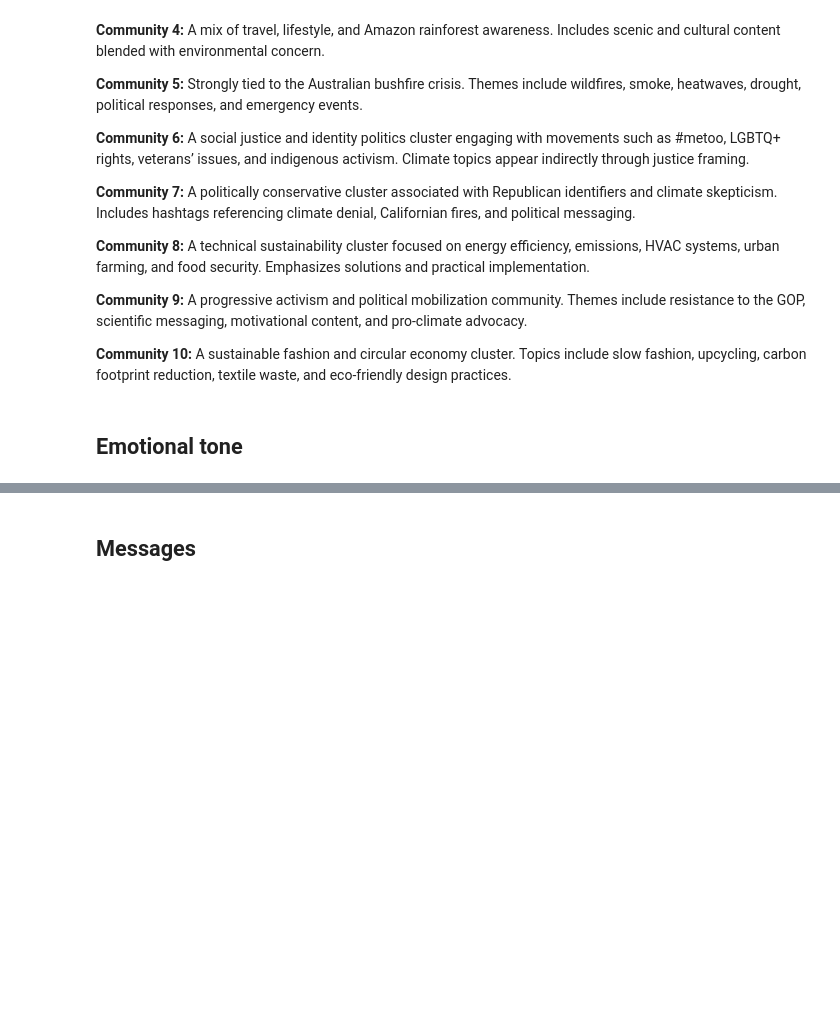
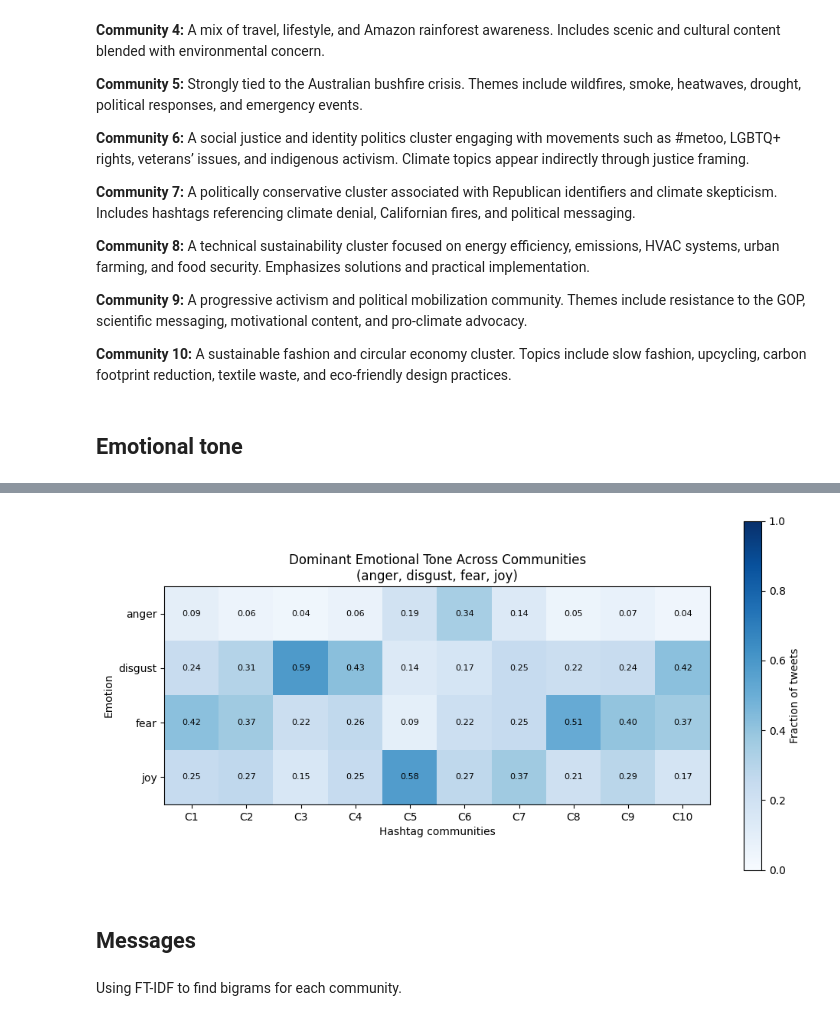
Before and after one commit to annemollelsborg/02805_climate_conv, a Jupyter notebook: FINAL.ipynb, the cells around one changed output, grey strips where cells are left out. Cells and saved outputs as stored; diff of their text form; code cells hidden in the pictures; blank space fills up the shorter version.

```diff
--- a/FINAL.ipynb
+++ b/FINAL.ipynb
@@ -318,2 +437,75 @@ Emotions of each tweet is classified.
+# %%
+# Ensure hashtags are lists
+def parse_hashtags(x):
+    if isinstance(x, list):
+        return x
+    if isinstance(x, str):
+        try:
+            val = ast.literal_eval(x)
+            if isinstance(val, list):
+                return [t.lower().lstrip("#") for t in val]
+        except:
+            return [t.lower().lstrip("#") for t in x.split(",") if t.strip()]
+    return []
+
+df["hashtags"] = df["hashtags"].apply(parse_hashtags)
+
+# Map hashtag → list of tweet indices
+hashtag_to_tweets = {}
+for idx, tags in df["hashtags"].items():
+    for tag in tags:
+        hashtag_to_tweets.setdefault(tag, []).append(idx)
+
+# Collect tweets for each community
+community_tweets = []
+for comm in communities_sorted_10:
+    tweet_idxs = set()
+    for tag in comm:
+        if tag in hashtag_to_tweets:
+            tweet_idxs.update(hashtag_to_tweets[tag])
+    community_tweets.append(list(tweet_idxs))
+
+# Count emotions (only 4 categories)
+valid_emotions = ["anger", "disgust", "fear", "joy"]
+
+emotion_counts = []
+emotion_fractions = []
+
+for idxs in community_tweets:
+    emos = df.loc[idxs, "emotion"]
+    counts = Counter(emos)
+    row = [counts.get(e, 0) for e in valid_emotions]
+    emotion_counts.append(row)
+
+    total = sum(row)
+    frac = [c / total if total > 0 else 0 for c in row]
+    emotion_fractions.append(frac)
+
+emotion_counts = np.array(emotion_counts)
+emotion_fractions = np.array(emotion_fractions)
+
+# Plot heatmap
+plt.figure(figsize=(10, 5))
+plt.imshow(emotion_fractions.T, cmap="Blues", vmin=0, vmax=1)
+
+plt.xticks(range(10), [f"C{i+1}" for i in range(10)])
+plt.yticks(range(len(valid_emotions)), valid_emotions)
+plt.xlabel("Hashtag communities")
+plt.ylabel("Emotion")
+plt.title("Dominant Emotional Tone Across Communities\n(anger, disgust, fear, joy)")
+
+# Annotate cells
+for i in range(len(valid_emotions)):
+    for j in range(10):
+        val = emotion_fractions[j, i]
+        plt.text(j, i, f"{val:.2f}", ha="center", va="center", fontsize=8)
+
+plt.colorbar(label="Fraction of tweets")
+plt.tight_layout()
+plt.show()
+# %% [output]
+[figure, added]
 # %% [markdown]
 ## Messages
+# %% [markdown]
+Using FT-IDF to find bigrams for each community.
```
Also changed, not shown: parts of 17 cells of this notebook.
